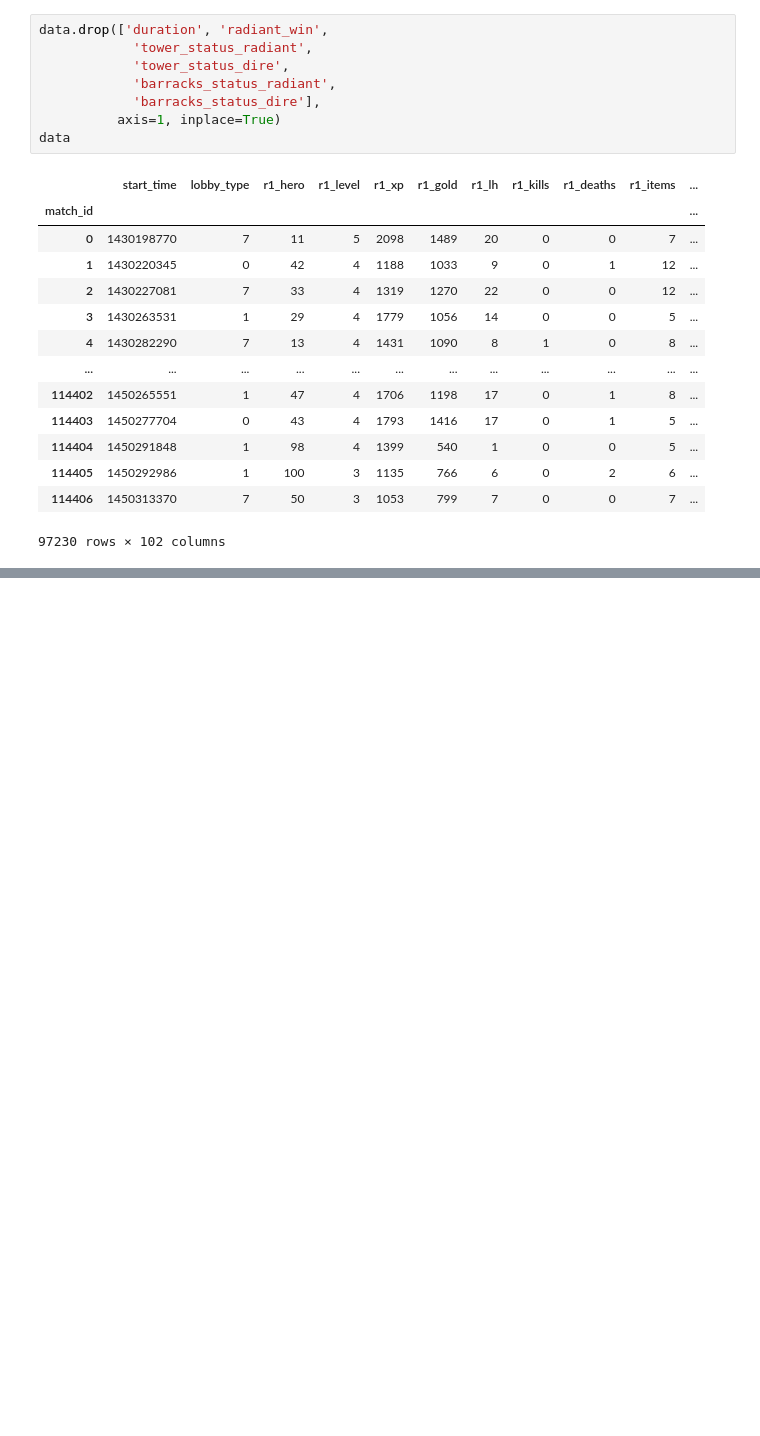
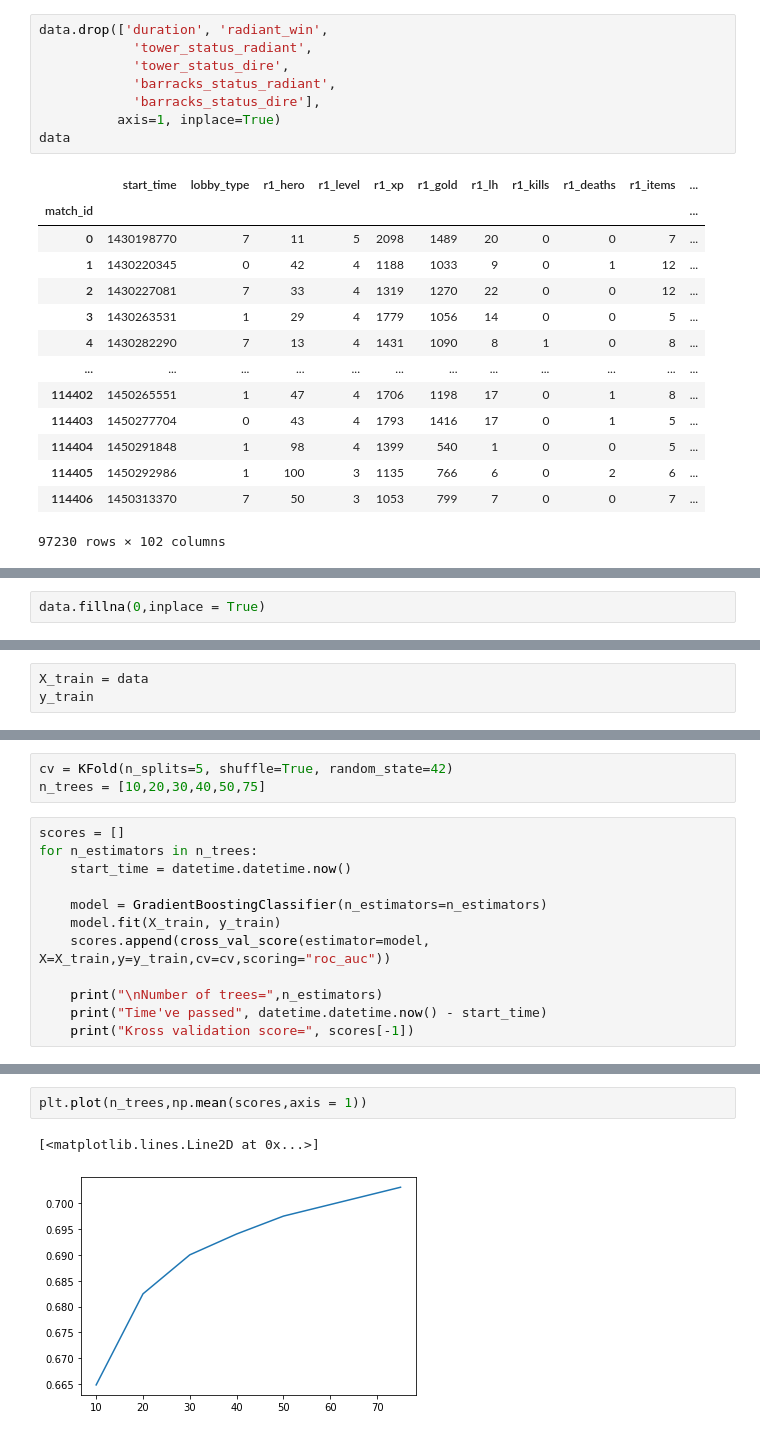
Before and after one commit to razmarrus/HSE_ML, a Jupyter notebook: week_7/Programming Assignment_7_Final_Statement.ipynb, the cells around one changed output, grey strips where cells are left out. Saved outputs shown, nothing was run; the diff lists cells and outputs as text; blank space fills up the shorter version.

```diff
--- a/week_7/Programming Assignment_7_Final_Statement.ipynb
+++ b/week_7/Programming Assignment_7_Final_Statement.ipynb
@@ -145,0 +159,2 @@ cv = KFold(n_splits=5, shuffle=True, random_state=42)
+# %%
+data.fillna(0,inplace = True)
@@ -145,0 +167,3 @@ cv = KFold(n_splits=5, shuffle=True, random_state=42)
+# %%
+X_train = data
+y_train
@@ -145,0 +187,15 @@ cv = KFold(n_splits=5, shuffle=True, random_state=42)
+# %%
+cv = KFold(n_splits=5, shuffle=True, random_state=42)
+n_trees = [10,20,30,40,50,75]
+# %%
+scores = []
+for n_estimators in n_trees:
+    start_time = datetime.datetime.now()
+
+    model = GradientBoostingClassifier(n_estimators=n_estimators)
+    model.fit(X_train, y_train)
+    scores.append(cross_val_score(estimator=model, X=X_train,y=y_train,cv=cv,scoring="roc_auc"))
+
+    print("\nNumber of trees=",n_estimators)
+    print("Time've passed", datetime.datetime.now() - start_time)
+    print("Kross validation score=", scores[-1])
@@ -145,0 +220,5 @@ cv = KFold(n_splits=5, shuffle=True, random_state=42)
+# %%
+plt.plot(n_trees,np.mean(scores,axis = 1))
+# %% [output]
+[<matplotlib.lines.Line2D at 0x...>]
+[figure, added]
```
Also changed, not shown: parts of 61 cells of this notebook.
